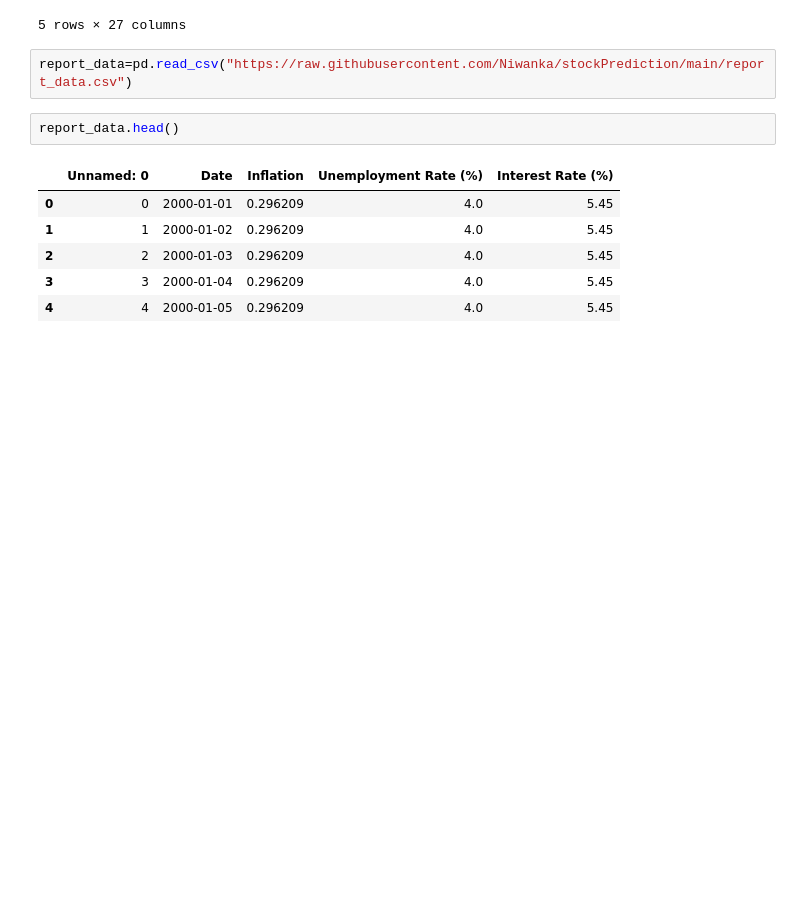
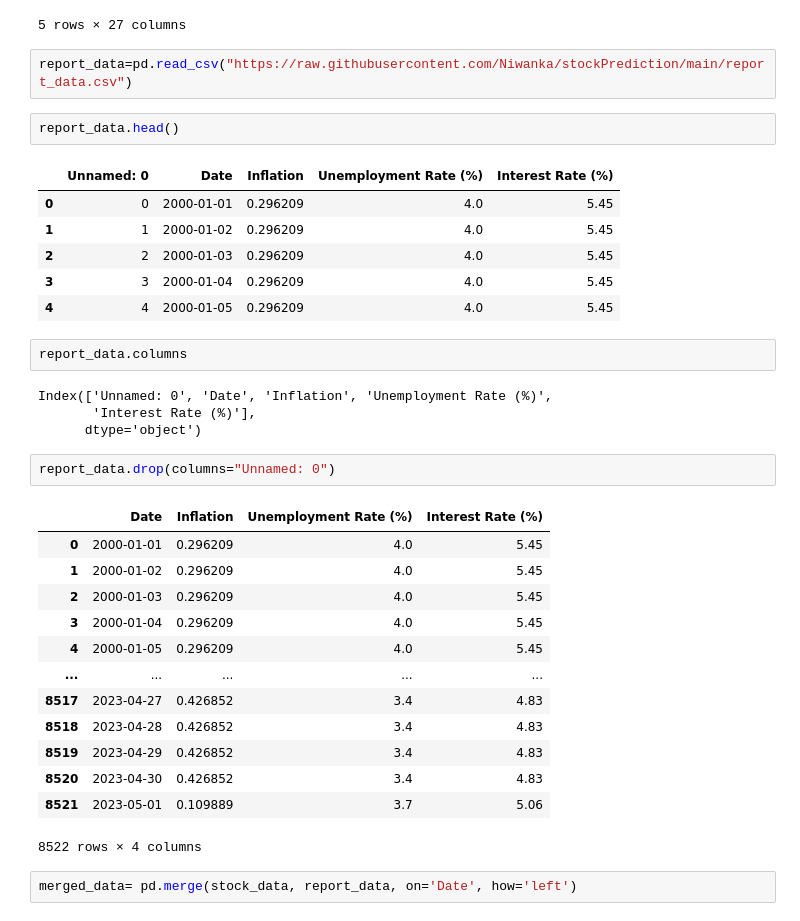
Before and after one commit to Haran29/stockPrediction, a Jupyter notebook: stockPrediction.ipynb, the cells around one changed output. Drawn from its saved outputs; the diff is of its cells as text; blank space fills up the shorter version.

```diff
--- a/stockPrediction.ipynb
+++ b/stockPrediction.ipynb
@@ -30,3 +30,27 @@ report_data.head()
 | 2 | 2 | 2000-01-03 | 0.296209 | 4.0 | 5.45 |
 | 3 | 3 | 2000-01-04 | 0.296209 | 4.0 | 5.45 |
 | 4 | 4 | 2000-01-05 | 0.296209 | 4.0 | 5.45 |
+# %%
+report_data.columns
+# %% [output]
+Index(['Unnamed: 0', 'Date', 'Inflation', 'Unemployment Rate (%)',
+       'Interest Rate (%)'],
+      dtype='object')
+# %%
+report_data.drop(columns="Unnamed: 0")
+# %% [output]
+|  | Date | Inflation | Unemployment Rate (%) | Interest Rate (%) |
+| 0 | 2000-01-01 | 0.296209 | 4.0 | 5.45 |
+| 1 | 2000-01-02 | 0.296209 | 4.0 | 5.45 |
+| 2 | 2000-01-03 | 0.296209 | 4.0 | 5.45 |
+| 3 | 2000-01-04 | 0.296209 | 4.0 | 5.45 |
+| 4 | 2000-01-05 | 0.296209 | 4.0 | 5.45 |
+| ... | ... | ... | ... | ... |
+| 8517 | 2023-04-27 | 0.426852 | 3.4 | 4.83 |
+| 8518 | 2023-04-28 | 0.426852 | 3.4 | 4.83 |
+| 8519 | 2023-04-29 | 0.426852 | 3.4 | 4.83 |
+| 8520 | 2023-04-30 | 0.426852 | 3.4 | 4.83 |
+| 8521 | 2023-05-01 | 0.109889 | 3.7 | 5.06 |
+8522 rows × 4 columns
+# %%
+merged_data= pd.merge(stock_data, report_data, on='Date', how='left')
```
Also changed, not shown: parts of 1 cell of this notebook.
